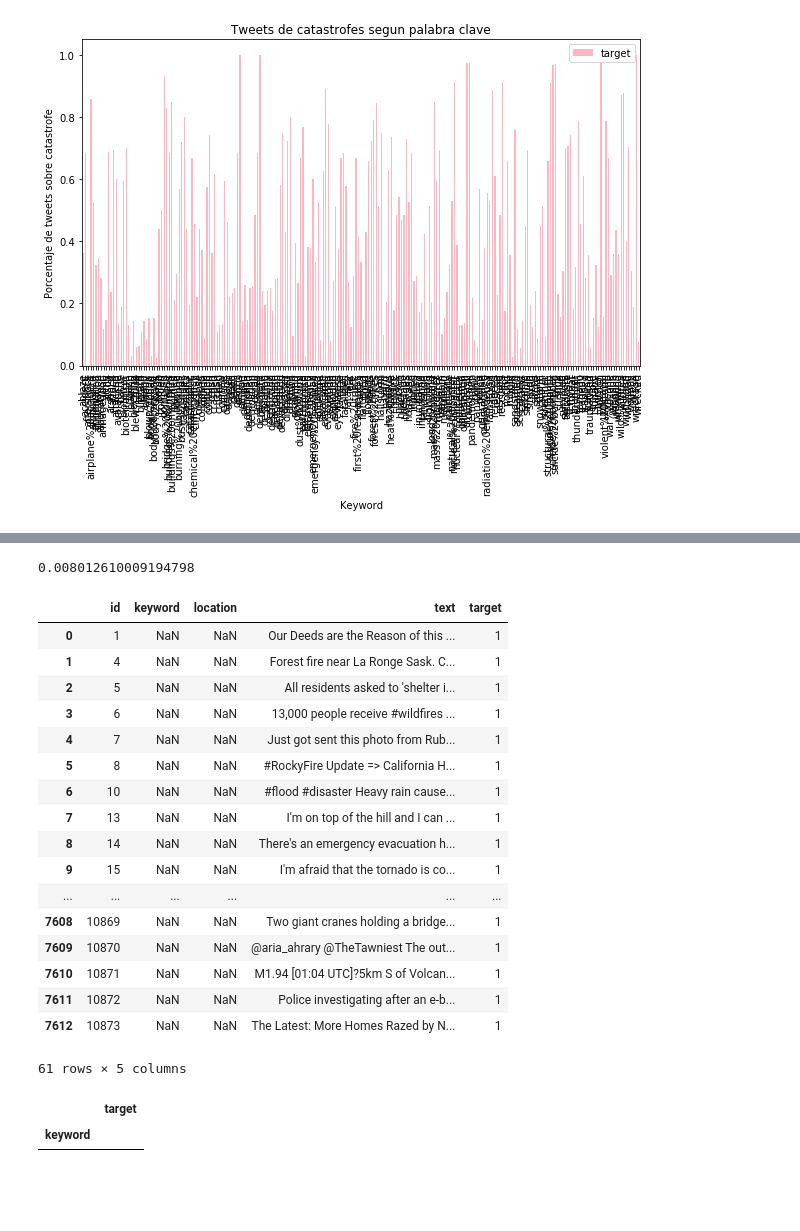
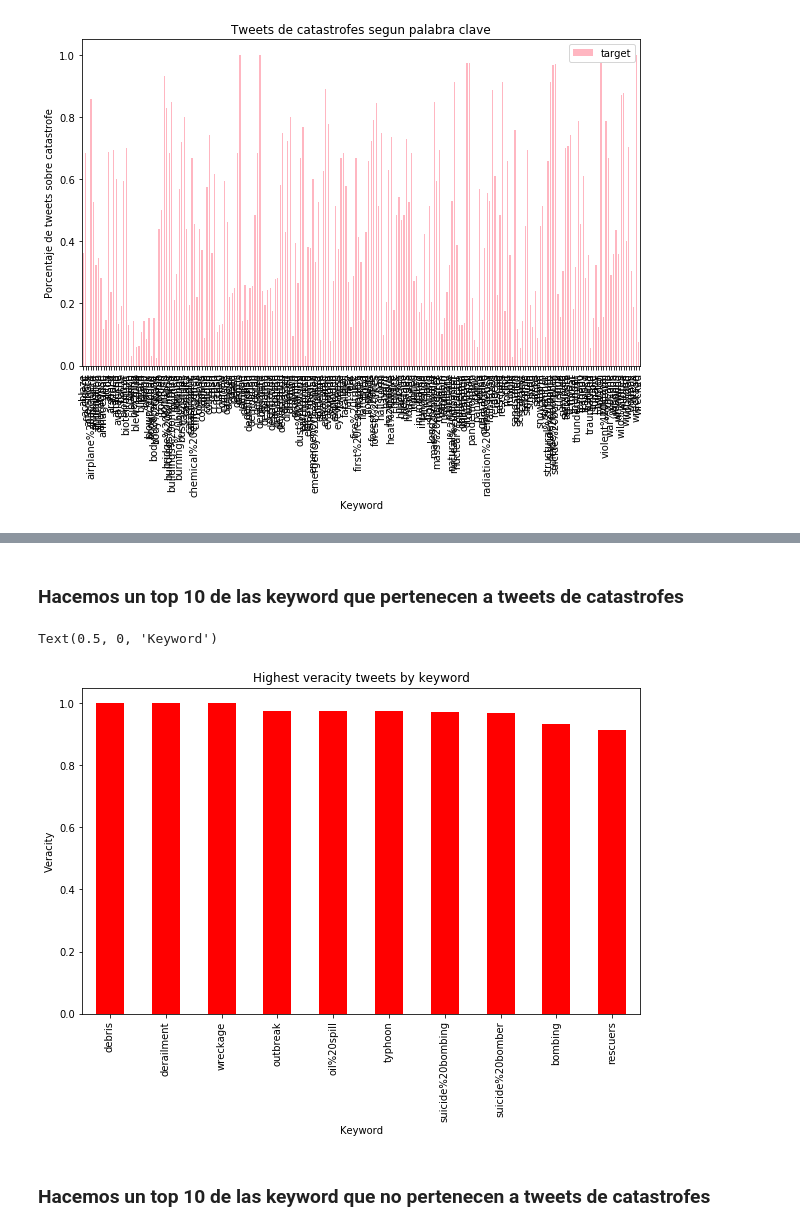
Before and after one commit to AgustinLeguizamon/datos_tp_1, a Jupyter notebook: tp1_agustin.ipynb, the cells around one changed output, grey strips where cells are left out. Cells and saved outputs as stored; diff of their text form; code cells hidden in the pictures; blank space fills up the shorter version.

```diff
--- a/tp1_agustin.ipynb
+++ b/tp1_agustin.ipynb
@@ -297,3 +65,3 @@ tweets_len.head()
 # %%
-tweets_len['text_len']=tweets['text'].str.len()
+tweets['text_len']=tweets['text'].str.len()
 # %%
@@ -372,3 +99,4 @@ tweets_len_grouped.head(5)
 # %%
 #porcentaje de keywords que terminan en target 1
-keyword_grouped = tweets_len.loc[:,['keyword','target']].groupby('keyword').agg({'target': 'mean'})
+keyword_grouped = tweets.loc[:,['keyword','target']].groupby('keyword').agg({'target': 'mean'})
+keyword_grouped.head(5)
@@ -623,4 +119,0 @@ tweets['keyword'].isnull().sum()
-# %%
-tweets['keyword'].isnull().mean()
-# %% [output]
-0.008012610009194798
@@ -629,27 +120,13 @@ nan_kw_tweets = tweets[tweets['keyword'].isnull()]
-# %%
-nan_kw_tweets
-# %% [output]
-|  | id | keyword | location | text | target |
-| 0 | 1 | NaN | NaN | Our Deeds are the Reason of this ... | 1 |
-| 1 | 4 | NaN | NaN | Forest fire near La Ronge Sask. C... | 1 |
-| 2 | 5 | NaN | NaN | All residents asked to 'shelter i... | 1 |
-| 3 | 6 | NaN | NaN | 13,000 people receive #wildfires ... | 1 |
-| 4 | 7 | NaN | NaN | Just got sent this photo from Rub... | 1 |
-| 5 | 8 | NaN | NaN | #RockyFire Update => California H... | 1 |
-| 6 | 10 | NaN | NaN | #flood #disaster Heavy rain cause... | 1 |
-| 7 | 13 | NaN | NaN | I'm on top of the hill and I can ... | 1 |
-| 8 | 14 | NaN | NaN | There's an emergency evacuation h... | 1 |
-| 9 | 15 | NaN | NaN | I'm afraid that the tornado is co... | 1 |
-| ... | ... | ... | ... | ... | ... |
-| 7608 | 10869 | NaN | NaN | Two giant cranes holding a bridge... | 1 |
-| 7609 | 10870 | NaN | NaN | @aria_ahrary @TheTawniest The out... | 1 |
-| 7610 | 10871 | NaN | NaN | M1.94 [01:04 UTC]?5km S of Volcan... | 1 |
-| 7611 | 10872 | NaN | NaN | Police investigating after an e-b... | 1 |
-| 7612 | 10873 | NaN | NaN | The Latest: More Homes Razed by N... | 1 |
-61 rows × 5 columns
-# %%
-#quiero que incluya a los NaN
-nan_kw_tweets.loc[:,['keyword','target']].groupby('keyword').agg({'target': 'mean'})
-# %% [output]
-|  | target |
-| keyword |  |
+# %% [markdown]
+### Hacemos un top 10 de las keyword que pertenecen a tweets de catastrofes
+# %%
+#top 10 keyword con mayor veracidad
+keyword_grouped['target'].nlargest(10).plot(kind='bar',title='Highest veracity tweets by keyword',linewidth=2,figsize=(10,6), color='red');
+ax=plt.gca()
+ax.set_ylabel('Veracity');
+ax.set_xlabel('Keyword')
+# %% [output]
+Text(0.5, 0, 'Keyword')
+[figure, added]
+# %% [markdown]
+### Hacemos un top 10 de las keyword que no pertenecen a tweets de catastrofes
```
Also changed, not shown: parts of 112 cells of this notebook.
